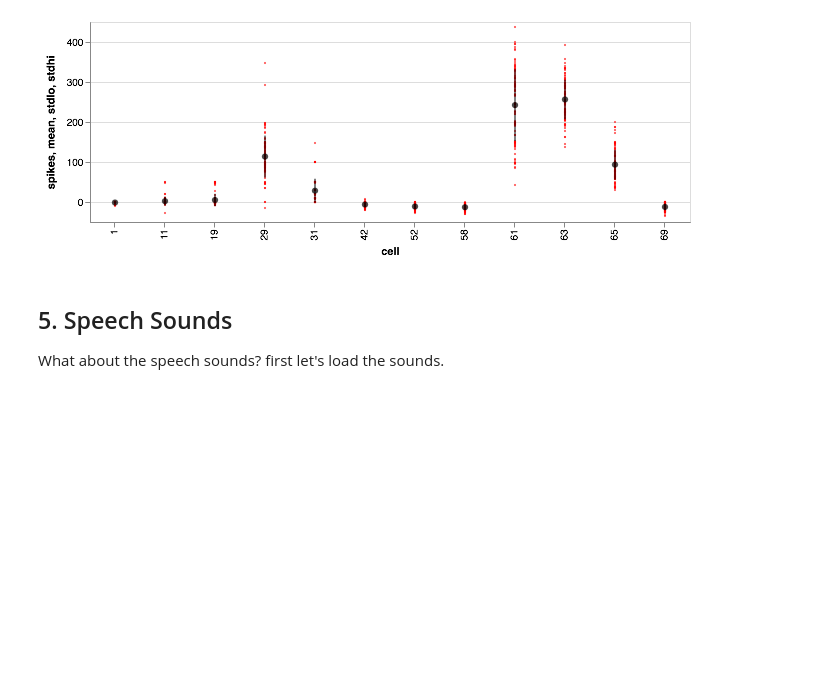
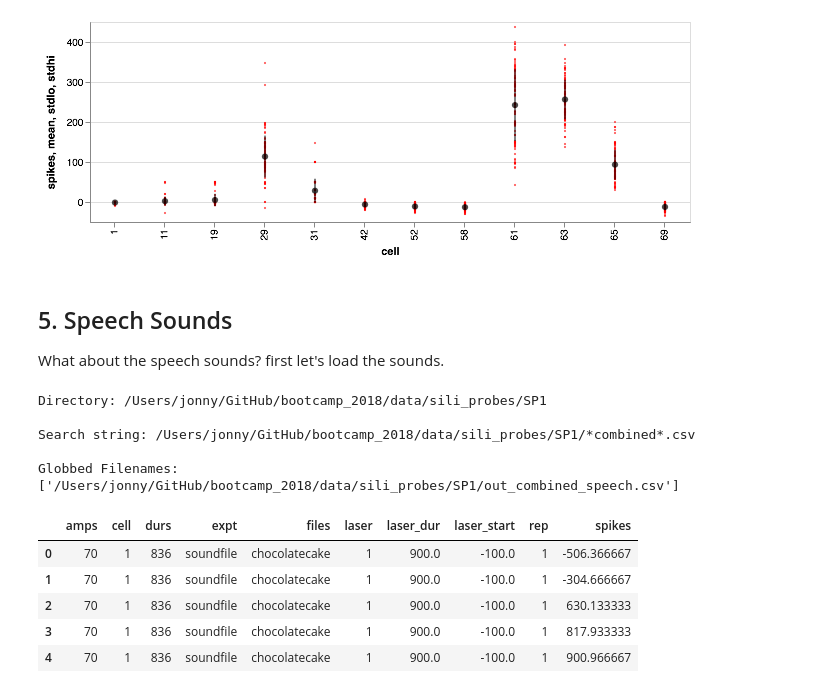
Before and after one commit to wehr-lab/bootcamp_2018, a Jupyter notebook: bootcamp_2018.ipynb, the cells around one changed output. Cells and saved outputs as stored; diff of their text form; code cells hidden in the pictures; blank space fills up the shorter version.

Commit message:
speech stuff

```diff
--- a/bootcamp_2018.ipynb
+++ b/bootcamp_2018.ipynb
@@ -292,10 +293,10 @@ Some cells in these animals have channelrhodopsin in them, and when exposed to b
 # %%
 # find the file! this time let's wrap it in a function
 
-def load_spikes(expt_type):
+def load_spikes(*expt_path):
 
     # start with tuning curves
-    tc_dir = os.path.join(os.getcwd(),'data','sili_probes',expt_type)
+    tc_dir = os.path.join(os.getcwd(),'data',*expt_path)
     # make a string with a wildcard to search for the file
     tc_search = tc_dir + os.sep + "*combined*.csv"
     tc_fns = glob(tc_search)
@@ -313,7 +314,7 @@ def load_spikes(expt_type):
         print("Multiple or zero combined .csvs found, try again!")
         return None
 
-pinp = load_spikes('PINP')
+pinp = load_spikes('sili_probes','PINP')
 
 # print the first n rows (default 5, try giving another number as an argument)
 pinp.head()
@@ -621,4 +624,20 @@ pinp_summary(pinp_reps)
 ## 5. Speech Sounds
 
 What about the speech sounds? first let's load the sounds.
+# %%
+# get the spikes
+speech = load_spikes('sili_probes','SP1')
+speech.head()
+# %% [output]
+Directory: /Users/jonny/GitHub/bootcamp_2018/data/sili_probes/SP1
+
+Search string: /Users/jonny/GitHub/bootcamp_2018/data/sili_probes/SP1/*combined*.csv
+
+Globbed Filenames: ['/Users/jonny/GitHub/bootcamp_2018/data/sili_probes/SP1/out_combined_speech.csv']
+|  | amps | cell | durs | expt | files | laser | laser_dur | laser_start | rep | spikes |
+| 0 | 70 | 1 | 836 | soundfile | chocolatecake | 1 | 900.0 | -100.0 | 1 | -506.366667 |
+| 1 | 70 | 1 | 836 | soundfile | chocolatecake | 1 | 900.0 | -100.0 | 1 | -304.666667 |
+| 2 | 70 | 1 | 836 | soundfile | chocolatecake | 1 | 900.0 | -100.0 | 1 | 630.133333 |
+| 3 | 70 | 1 | 836 | soundfile | chocolatecake | 1 | 900.0 | -100.0 | 1 | 817.933333 |
+| 4 | 70 | 1 | 836 | soundfile | chocolatecake | 1 | 900.0 | -100.0 | 1 | 900.966667 |
 # %%
```
Also changed, not shown: parts of 10 cells of this notebook, 1 other file.
